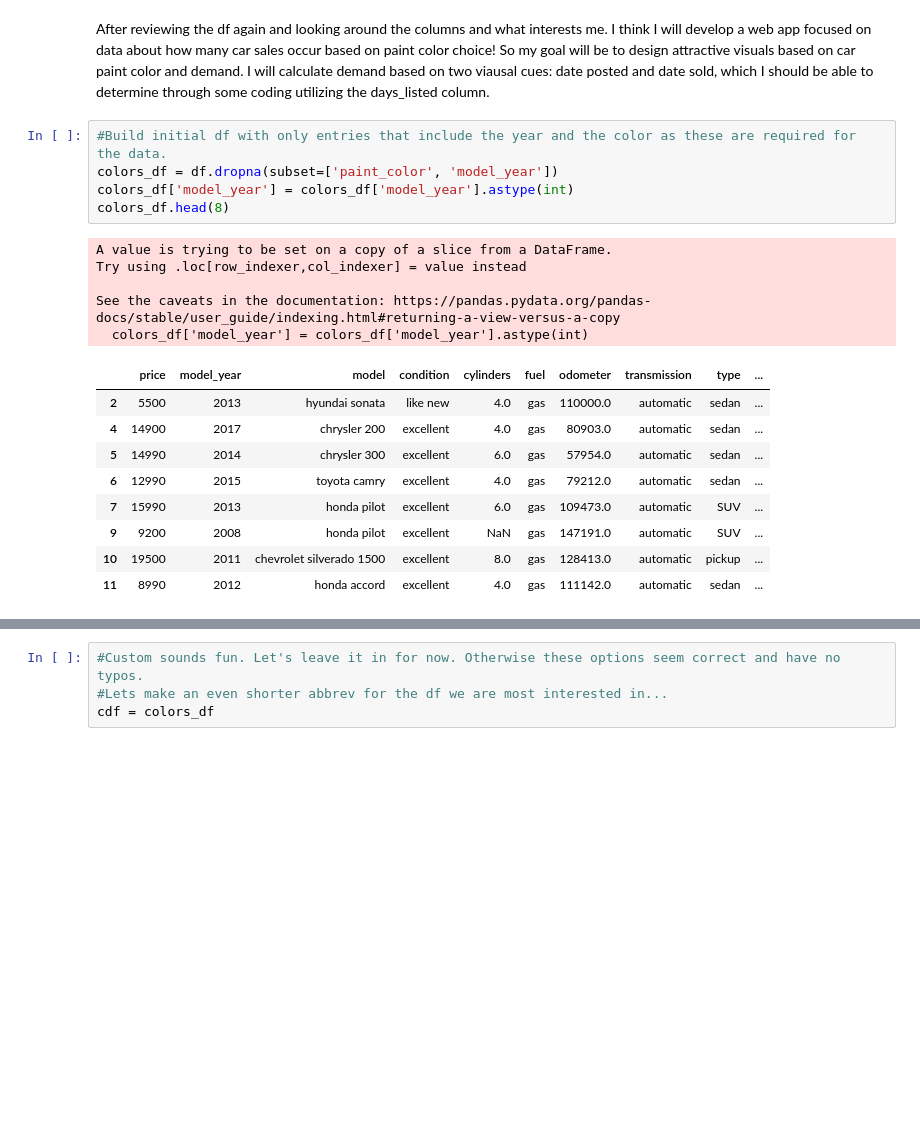
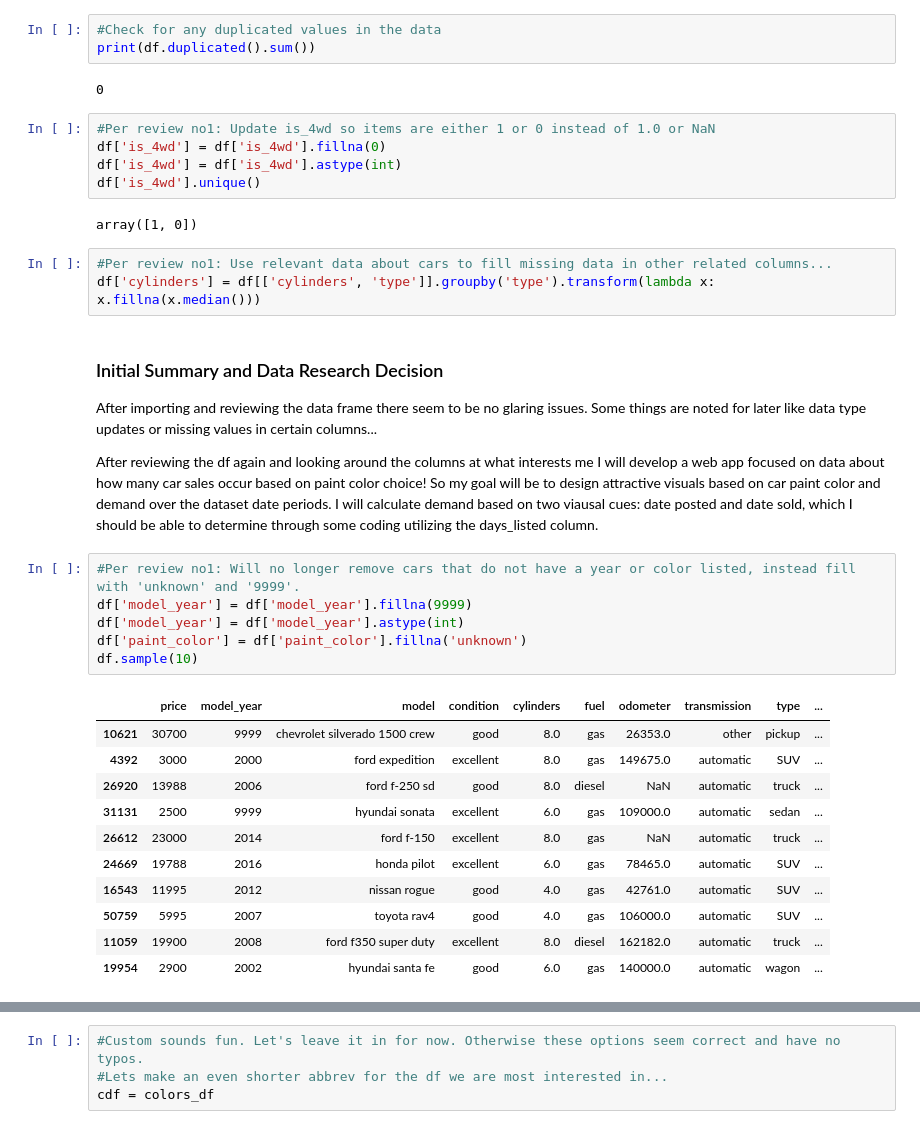
Before and after one commit to cdenza/sdtools, a Jupyter notebook: notebooks/EDA.ipynb, the cells around one changed output, grey strips where cells are left out. Cells and saved outputs as stored; diff of their text form; blank space fills up the shorter version.

Commit message:
Per review no1 notes

```diff
--- a/notebooks/EDA.ipynb
+++ b/notebooks/EDA.ipynb
@@ -54,25 +52,41 @@ print(df.duplicated().sum())
+# %%
+#Check for any duplicated values in the data
+print(df.duplicated().sum())
+# %% [output]
+0
+# %%
+#Per review no1: Update is_4wd so items are either 1 or 0 instead of 1.0 or NaN
+df['is_4wd'] = df['is_4wd'].fillna(0)
+df['is_4wd'] = df['is_4wd'].astype(int)
+df['is_4wd'].unique()
+# %% [output]
+array([1, 0])
+# %%
+#Per review no1: Use relevant data about cars to fill missing data in other related columns...
+df['cylinders'] = df[['cylinders', 'type']].groupby('type').transform(lambda x: x.fillna(x.median()))
 # %% [markdown]
-After reviewing the df again and looking around the columns and what interests me. I think I will develop a web app focused on data about how many car sales occur based on paint color choice! So my goal will be to design attractive visuals based on car paint color and demand. I will calculate demand based on two viausal cues: date posted and date sold, which I should be able to determine through some coding utilizing the days_listed column.
+### Initial Summary and Data Research Decision
+After importing and reviewing the data frame there seem to be no glaring issues. Some things are noted for later like data type updates or missing values in certain columns...
+
+After reviewing the df again and looking around the columns at what interests me I will develop a web app focused on data about how many car sales occur based on paint color choice! So my goal will be to design attractive visuals based on car paint color and demand over the dataset date periods. I will calculate demand based on two viausal cues: date posted and date sold, which I should be able to determine through some coding utilizing the days_listed column.
-# %%
-#Build initial df with only entries that include the year and the color as these are required for the data.
-colors_df = df.dropna(subset=['paint_color', 'model_year'])
-colors_df['model_year'] = colors_df['model_year'].astype(int)
-colors_df.head(8)
-# %% [output]
-A value is trying to be set on a copy of a slice from a DataFrame.
-Try using .loc[row_indexer,col_indexer] = value instead
-
-See the caveats in the documentation: https://pandas.pydata.org/pandas-docs/stable/user_guide/indexing.html#returning-a-view-versus-a-copy
-  colors_df['model_year'] = colors_df['model_year'].astype(int)
-|  | price | model_year | model | condition | cylinders | fuel | odometer | transmission | type | ... |
-| 2 | 5500 | 2013 | hyundai sonata | like new | 4.0 | gas | 110000.0 | automatic | sedan | ... |
-| 4 | 14900 | 2017 | chrysler 200 | excellent | 4.0 | gas | 80903.0 | automatic | sedan | ... |
-| 5 | 14990 | 2014 | chrysler 300 | excellent | 6.0 | gas | 57954.0 | automatic | sedan | ... |
-| 6 | 12990 | 2015 | toyota camry | excellent | 4.0 | gas | 79212.0 | automatic | sedan | ... |
-| 7 | 15990 | 2013 | honda pilot | excellent | 6.0 | gas | 109473.0 | automatic | SUV | ... |
-| 9 | 9200 | 2008 | honda pilot | excellent | NaN | gas | 147191.0 | automatic | SUV | ... |
-| 10 | 19500 | 2011 | chevrolet silverado 1500 | excellent | 8.0 | gas | 128413.0 | automatic | pickup | ... |
-| 11 | 8990 | 2012 | honda accord | excellent | 4.0 | gas | 111142.0 | automatic | sedan | ... |
+# %%
+#Per review no1: Will no longer remove cars that do not have a year or color listed, instead fill with 'unknown' and '9999'.
+df['model_year'] = df['model_year'].fillna(9999)
+df['model_year'] = df['model_year'].astype(int)
+df['paint_color'] = df['paint_color'].fillna('unknown')
+df.sample(10)
+# %% [output]
+|  | price | model_year | model | condition | cylinders | fuel | odometer | transmission | type | ... |
+| 10621 | 30700 | 9999 | chevrolet silverado 1500 crew | good | 8.0 | gas | 26353.0 | other | pickup | ... |
+| 4392 | 3000 | 2000 | ford expedition | excellent | 8.0 | gas | 149675.0 | automatic | SUV | ... |
+| 26920 | 13988 | 2006 | ford f-250 sd | good | 8.0 | diesel | NaN | automatic | truck | ... |
+| 31131 | 2500 | 9999 | hyundai sonata | excellent | 6.0 | gas | 109000.0 | automatic | sedan | ... |
+| 26612 | 23000 | 2014 | ford f-150 | excellent | 8.0 | gas | NaN | automatic | truck | ... |
+| 24669 | 19788 | 2016 | honda pilot | excellent | 6.0 | gas | 78465.0 | automatic | SUV | ... |
+| 16543 | 11995 | 2012 | nissan rogue | good | 4.0 | gas | 42761.0 | automatic | SUV | ... |
+| 50759 | 5995 | 2007 | toyota rav4 | good | 4.0 | gas | 106000.0 | automatic | SUV | ... |
+| 11059 | 19900 | 2008 | ford f350 super duty | excellent | 8.0 | diesel | 162182.0 | automatic | truck | ... |
+| 19954 | 2900 | 2002 | hyundai santa fe | good | 6.0 | gas | 140000.0 | automatic | wagon | ... |
 # %%
 #Generate a 'date_sold' column by turing the int 'days_listed' into a day data type and add it to the date_posted to retrieve the date_sold date.
 
```
Also changed, not shown: parts of 24 cells of this notebook, 1 other file.
